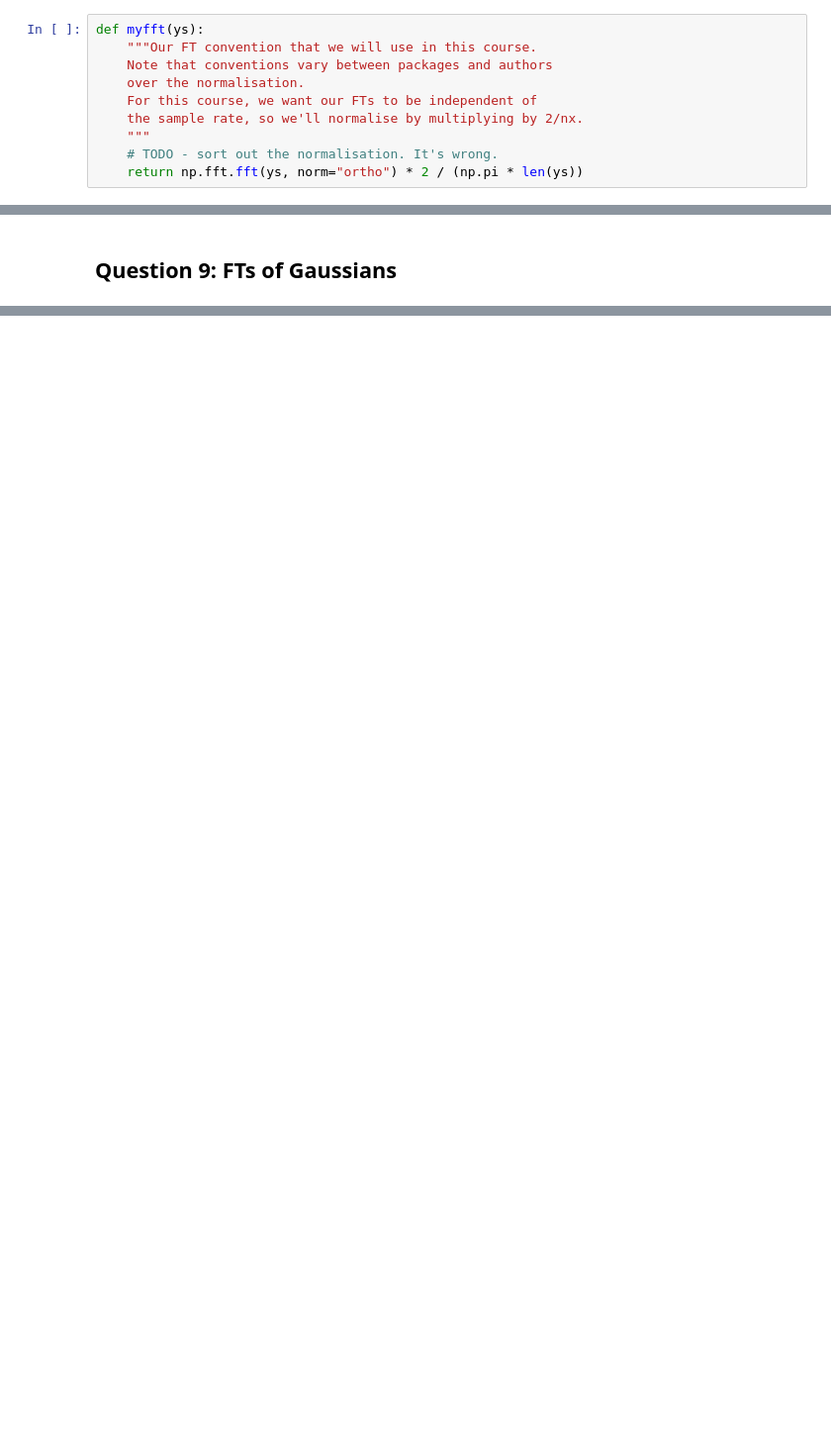
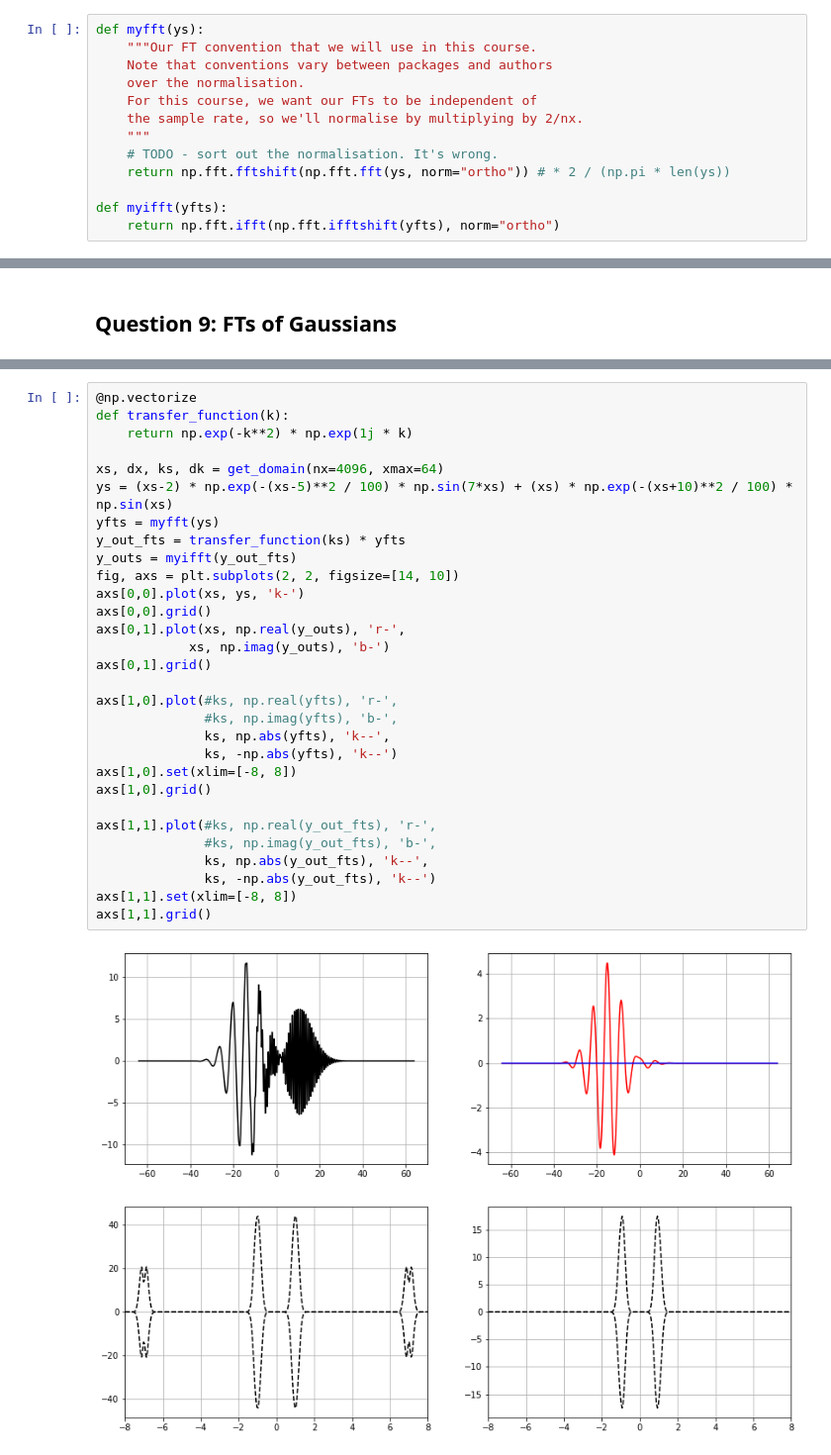
Before and after one commit to jftsang/ibmethods-demos, a Jupyter notebook: Fourier transforms.ipynb, the cells around one changed output, grey strips where cells are left out. Shown at 99% size. Saved outputs shown, nothing was run; the diff lists cells and outputs as text; blank space fills up the shorter version.

Commit message:
Loads more on FTs, including transfer functions and STFTs

```diff
--- a/Fourier transforms.ipynb
+++ b/Fourier transforms.ipynb
@@ -23,7 +24,10 @@ def myfft(ys):
     the sample rate, so we'll normalise by multiplying by 2/nx.
     """
     # TODO - sort out the normalisation. It's wrong.
-    return np.fft.fft(ys, norm="ortho") * 2 / (np.pi * len(ys))
+    return np.fft.fftshift(np.fft.fft(ys, norm="ortho")) # * 2 / (np.pi * len(ys))
+
+def myifft(yfts):
+    return np.fft.ifft(np.fft.ifftshift(yfts), norm="ortho")
 # %%
 # The domain
 def get_domain(nx, xmax):
@@ -102,0 +127,32 @@ def q8demo(n, m):
+# %%
+@np.vectorize
+def transfer_function(k):
+    return np.exp(-k**2) * np.exp(1j * k)
+
+xs, dx, ks, dk = get_domain(nx=4096, xmax=64)
+ys = (xs-2) * np.exp(-(xs-5)**2 / 100) * np.sin(7*xs) + (xs) * np.exp(-(xs+10)**2 / 100) * np.sin(xs)
+yfts = myfft(ys)
+y_out_fts = transfer_function(ks) * yfts
+y_outs = myifft(y_out_fts)
+fig, axs = plt.subplots(2, 2, figsize=[14, 10])
+axs[0,0].plot(xs, ys, 'k-')
+axs[0,0].grid()
+axs[0,1].plot(xs, np.real(y_outs), 'r-',
+            xs, np.imag(y_outs), 'b-')
+axs[0,1].grid()
+
+axs[1,0].plot(#ks, np.real(yfts), 'r-',
+              #ks, np.imag(yfts), 'b-',
+              ks, np.abs(yfts), 'k--',
+              ks, -np.abs(yfts), 'k--')
+axs[1,0].set(xlim=[-8, 8])
+axs[1,0].grid()
+
+axs[1,1].plot(#ks, np.real(y_out_fts), 'r-',
+              #ks, np.imag(y_out_fts), 'b-',
+              ks, np.abs(y_out_fts), 'k--',
+              ks, -np.abs(y_out_fts), 'k--')
+axs[1,1].set(xlim=[-8, 8])
+axs[1,1].grid()
+# %% [output]
+[figure, added]
```
Also changed, not shown: parts of 6 cells of this notebook.
